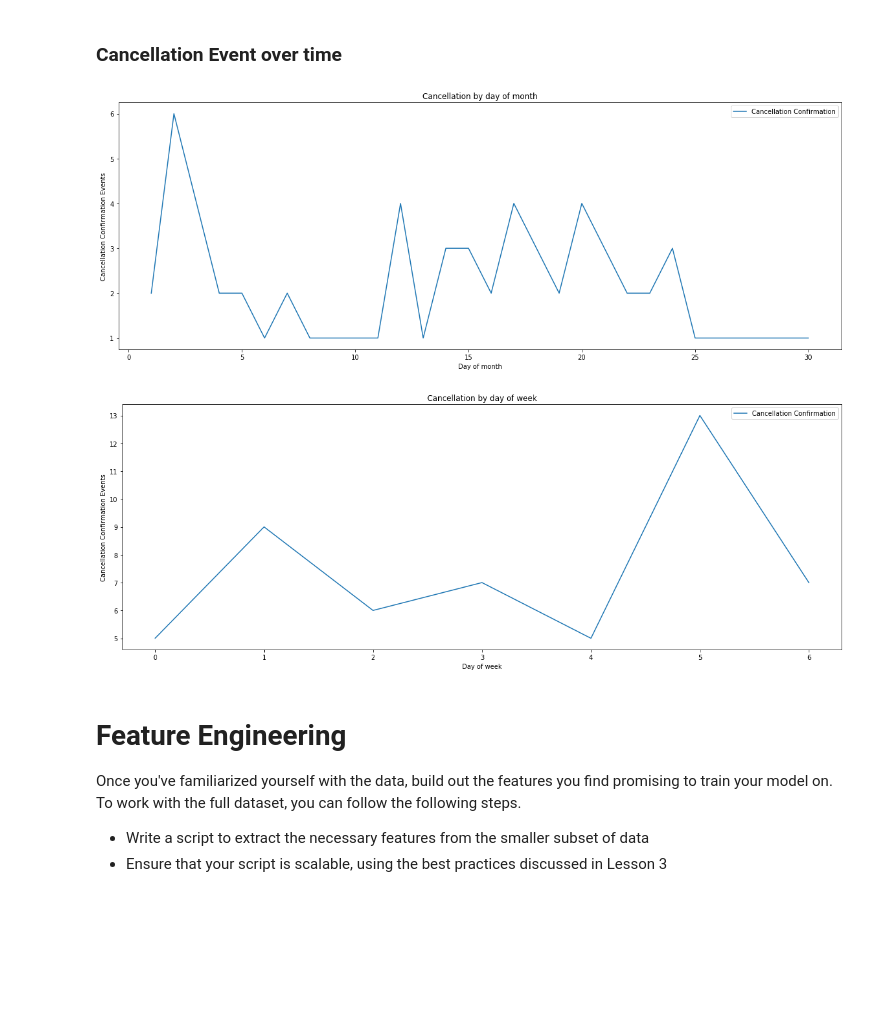
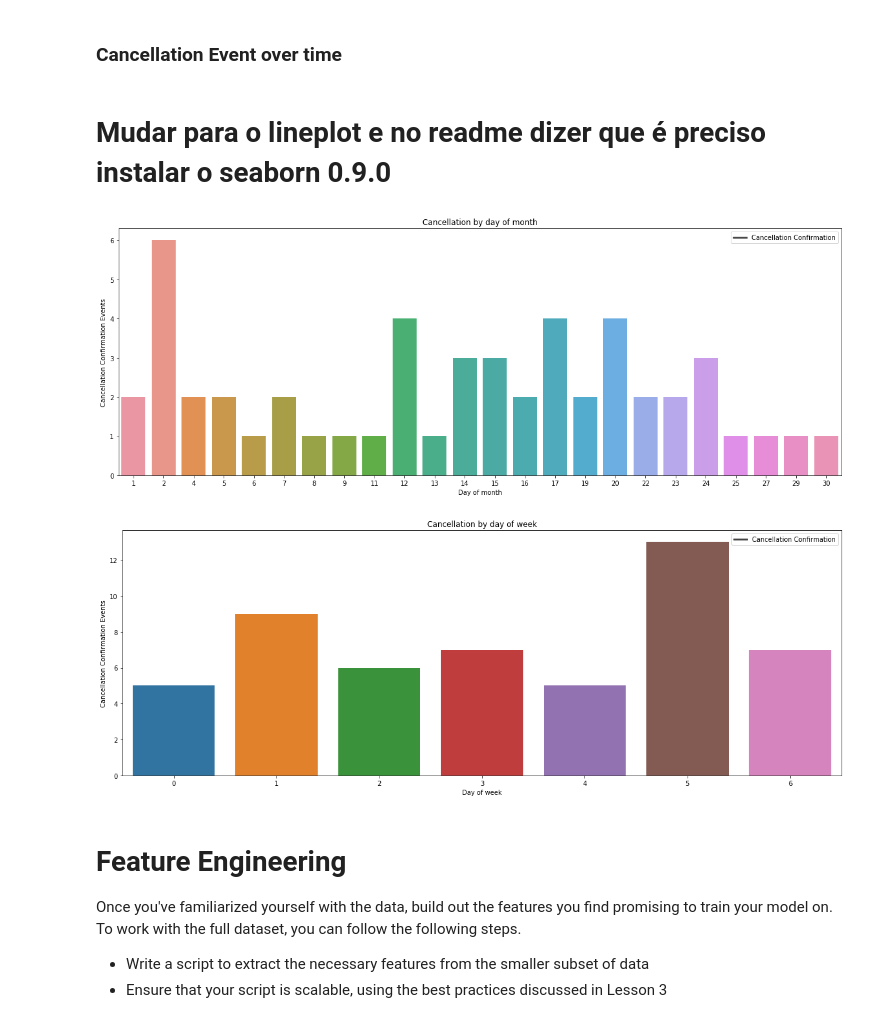
Before and after one commit to MargaridaFernandes1/Udacity-DS-Project3-Sparkify, a Jupyter notebook: Sparkify.ipynb, the cells around one changed output. Saved outputs shown, nothing was run; the diff lists cells and outputs as text; code cells hidden in the pictures; blank space fills up the shorter version.

```diff
--- a/Sparkify.ipynb
+++ b/Sparkify.ipynb
@@ -781,6 +781,8 @@ ax.set_ylabel("Churn Flag");
 > As we predicted earlier, customers who canceled do a lot more Roll Advert per session than customers who remain active. The mean, median and maximum value are higher.
 # %% [markdown]
 ### Cancellation Event over time
+# %% [markdown]
+# Mudar para o lineplot e no readme dizer que é preciso instalar o seaborn 0.9.0
 # %%
 # Check the evolution of Cancellation events over time : day of month
 
@@ -790,13 +792,13 @@ dayOfMonth_count = df.filter(df['page'] == 'Cancellation Confirmation').groupby(
 # Plot the occurence of Cancelation events over day of month
 
 plt.figure(figsize=(20, 7))
-ax = sns.lineplot(x = "day", y = "count", data = dayOfMonth_count)
+ax = sns.barplot(x = "day", y = "count", data = dayOfMonth_count)
 ax.legend(labels=["Cancellation Confirmation"])
 ax.set_title("Cancellation by day of month")
 ax.set_xlabel("Day of month")
 ax.set_ylabel("Cancellation Confirmation Events");
 # %% [output]
-[figure, old version]
+[figure, new version]
 # %%
 # Get Weekday Function
 get_weekday = udf(lambda x: datetime.datetime.fromtimestamp(x / 1000.0).strftime("%w"))
@@ -806,19 +808,19 @@ df = df.withColumn("weekday", get_weekday(df.ts))
 # %%
 # Check the evolution of Cancellation events over time : day of week
 
 dayOfWeek_count = df.filter(df['page'] == 'Cancellation Confirmation').groupby("weekday").count().sort('weekday').toPandas()
 
 
 # Plot the occurence of Cancelation events over day of week
 
 plt.figure(figsize=(20, 7))
-ax = sns.lineplot(x = "weekday", y = "count", data = dayOfWeek_count)
+ax = sns.barplot(x = "weekday", y = "count", data = dayOfWeek_count)
 ax.legend(labels=["Cancellation Confirmation"])
 ax.set_title("Cancellation by day of week")
 ax.set_xlabel("Day of week")
 ax.set_ylabel("Cancellation Confirmation Events");
 # %% [output]
-[figure, old version]
+[figure, new version]
 # %% [markdown]
 # Feature Engineering
 Once you've familiarized yourself with the data, build out the features you find promising to train your model on. To work with the full dataset, you can follow the following steps.
```
Also changed, not shown: parts of 15 cells of this notebook.
